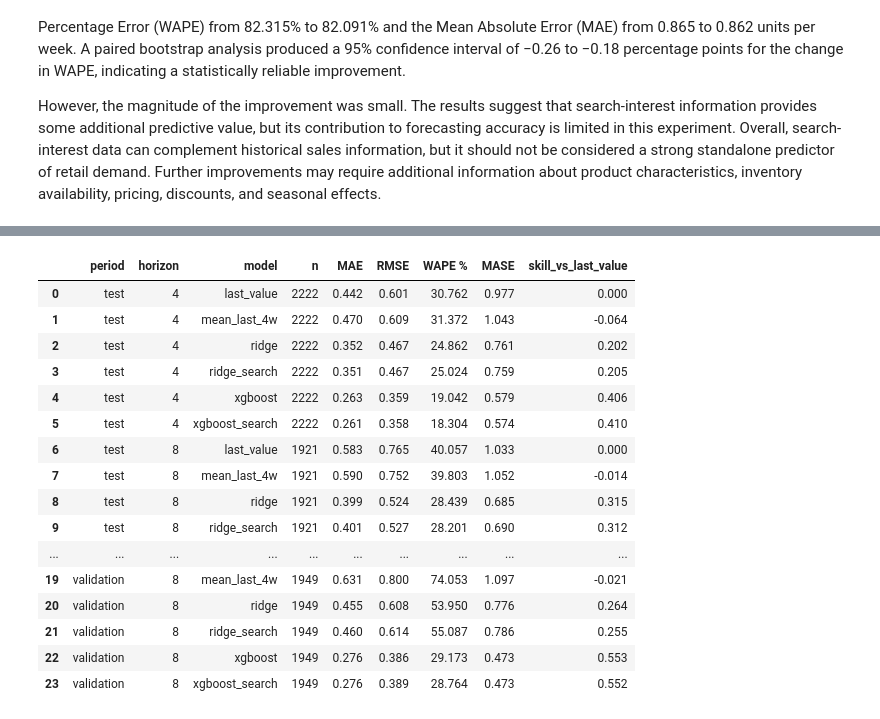
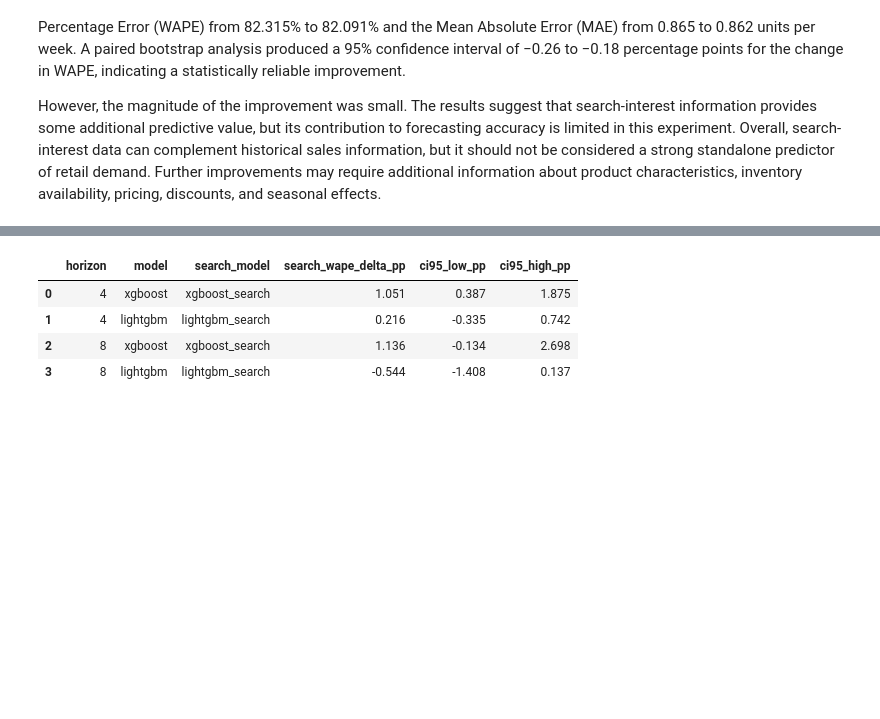
Before and after one commit to samichi-rungta/fashion-trends-forcasting, a Jupyter notebook: visuelle_eda.ipynb, the cells around one changed output, grey strips where cells are left out. Cells and saved outputs as stored; diff of their text form; code cells hidden in the pictures; blank space fills up the shorter version.

```diff
--- a/visuelle_eda.ipynb
+++ b/visuelle_eda.ipynb
@@ -1921,14 +1921,15 @@ from xgboost import XGBRegressor
 
 DATA = "data/visuelle2/"
 # %%
-E_SPLITS = {"train": ["SS17", "AW17", "SS18", "AW18"], "val": ["SS19"], "test": ["AW19"]}
+E_VALIDATION_START = pd.Timestamp("2018-11-26")
+E_VALIDATION_END = pd.Timestamp("2019-08-05")
+E_TEST_START = E_VALIDATION_END + pd.Timedelta(weeks=1)
 E_ATTRS = ["category", "color", "fabric"]
 E_WEEKS = [str(i) for i in range(12)]
 
 e3 = pd.read_csv(DATA + "sales.csv", index_col=0, parse_dates=["release_date"]).reset_index(drop=True)
-e3["split"] = e3["season"].map({s: k for k, seasons in E_SPLITS.items() for s in seasons})
 e3["lid"] = np.arange(len(e3))
-display(e3.groupby(["split", "season"])["release_date"].agg(["min", "max", "count"]))
+display(e3.groupby("season")["release_date"].agg(["min", "max", "count"]))
 
 # `restock` equals the sum of ALL rows of restocks.csv, so it is not added to them. Stock is rebuilt from dated rows only.
 S = e3[E_WEEKS].to_numpy(float)
@@ -1972,13 +1973,18 @@ long = pd.DataFrame({
     "disc": D.ravel(),
     "age": np.tile(np.arange(12), n_list),
     "price": np.repeat(meta["price"].to_numpy(float), 12),
-    "split": np.repeat(e3["split"].to_numpy(), 12),
 })
 long["date"] = pd.DatetimeIndex(np.repeat(e3["release_date"].to_numpy(), 12)) + pd.to_timedelta(7 * long["age"], unit="D")
+long["split"] = np.select(
+    [long["date"] < E_VALIDATION_START, long["date"] <= E_VALIDATION_END],
+    ["train", "val"],
+    default="test",
+)
+assert long.groupby("date")["split"].nunique().max() == 1
 for attr in E_ATTRS:
     long[attr] = np.repeat(e3[attr].to_numpy(), 12)
 
-# Weekly series per category / colour / fabric value, built separately for each split.
+# Aggregate listing-weeks by calendar date after assigning each week to its split.
 frames = []
 for attr in E_ATTRS:
     keys = [attr, "split", "date"]
@@ -1992,6 +1998,7 @@ panel["week"] = panel["date"].dt.isocalendar().week.astype(int)
 panel["month"] = panel["date"].dt.month
 panel["attr_code"] = panel["attr"].astype("category").cat.codes
 panel["term_code"] = (panel["attr"] + ":" + panel["term"]).astype("category").cat.codes
+print(panel.groupby("split")["date"].agg(["min", "max", "count"]).to_dict("index"))
 print(panel.groupby("split").size().to_dict(), "weekly series rows")
 panel.head()
 # %% [output]
@@ -2159,5 +2169,6 @@ Scores (`results/visuelle/scores.csv`): MAE and RMSE in units per listing-week,
 # %%
 import os
+from lightgbm import LGBMRegressor
 from sklearn.impute import SimpleImputer
 from sklearn.linear_model import Ridge
 from sklearn.pipeline import make_pipeline
@@ -2166,15 +2177,15 @@ from sklearn.preprocessing import StandardScaler
 HORIZONS = [4, 8]
 item = panel["attr"] + ":" + panel["term"]
 known_cols = ["n_active", "age", "disc", "price", "week", "month"]  # release schedule and discounts are planned ahead
-series = pd.DataFrame({"item": item, "split": panel["split"], "date": panel["date"], "rate": rate})
+series = pd.DataFrame({"item": item, "date": panel["date"], "rate": rate})
 term_dummies = pd.get_dummies(item, dtype=float)
 out_rows, scale_rows = [], []
 
 
 def shifted(weeks_back):
-    """Series value `weeks_back` weeks before each row's date, for the same item and split."""
+    """Series value `weeks_back` weeks before each row's date for the same item, across split boundaries."""
     sh = series.assign(date=series["date"] + pd.Timedelta(weeks=weeks_back)).rename(columns={"rate": "r"})
-    return series[["item", "split", "date"]].merge(sh, on=["item", "split", "date"], how="left")["r"].to_numpy()
+    return series[["item", "date"]].merge(sh, on=["item", "date"], how="left")["r"].to_numpy()
 
 
 for h in HORIZONS:
@@ -2205,6 +2216,12 @@ for h in HORIZONS:
     for name, X in [("xgboost", X_plain), ("xgboost_search", X_search)]:
         m = XGBRegressor(n_estimators=300, max_depth=4, learning_rate=0.05, subsample=0.8, colsample_bytree=0.8,
                          tree_method="hist", n_jobs=-1, random_state=0)
+        m.fit(X[fit], rate[fit], sample_weight=weight[fit])
+        preds[name] = np.clip(m.predict(X), 0, None)
+
+    for name, X in [("lightgbm", X_plain), ("lightgbm_search", X_search)]:
+        m = LGBMRegressor(n_estimators=300, max_depth=4, num_leaves=15, learning_rate=0.05, subsample=0.8,
+                          subsample_freq=1, colsample_bytree=0.8, n_jobs=-1, random_state=0, verbosity=-1)
         m.fit(X[fit], rate[fit], sample_weight=weight[fit])
         preds[name] = np.clip(m.predict(X), 0, None)
 
@@ -2265,6 +2282,35 @@ score_table = chk.groupby(["period", "horizon", "model"]).apply(score).reset_ind
 base_mae = score_table[score_table["model"] == "last_value"].set_index(["period", "horizon"])["MAE"]
 score_table["skill_vs_last_value"] = 1 - score_table["MAE"] / score_table.set_index(["period", "horizon"]).index.map(base_mae).to_numpy()
 score_table["n"] = score_table["n"].astype(int)
+
+# Paired bootstrap over test weeks: search model minus its no-search counterpart.
+score_table["search_wape_delta_pp"] = np.nan
+score_table["search_ci95_low_pp"] = np.nan
+score_table["search_ci95_high_pp"] = np.nan
+bootstrap_rng = np.random.default_rng(0)
+bootstrap_rows = []
+for h in HORIZONS:
+    for model_name in ["xgboost", "lightgbm"]:
+        searched_name = f"{model_name}_search"
+        weekly = (chk[(chk["period"] == "test") & (chk["horizon"] == h) &
+                      chk["model"].isin([model_name, searched_name])]
+                  .groupby(["date", "model"])[["w_abs", "w_act"]].sum().unstack("model"))
+        dates = weekly.index.to_numpy()
+        draws = bootstrap_rng.integers(0, len(dates), size=(1000, len(dates)))
+        base_error = weekly["w_abs"][model_name].to_numpy()
+        search_error = weekly["w_abs"][searched_name].to_numpy()
+        actual = weekly["w_act"][model_name].to_numpy()
+        delta = 100 * (search_error[draws].sum(axis=1) - base_error[draws].sum(axis=1)) / actual[draws].sum(axis=1)
+        delta_mean = delta.mean()
+        ci_low, ci_high = np.percentile(delta, [2.5, 97.5])
+        bootstrap_rows.append({"horizon": h, "model": model_name, "search_model": searched_name,
+                               "search_wape_delta_pp": delta_mean, "ci95_low_pp": ci_low, "ci95_high_pp": ci_high})
+        row = (score_table["period"].eq("test") & score_table["horizon"].eq(h) & score_table["model"].eq(searched_name))
+        score_table.loc[row, ["search_wape_delta_pp", "search_ci95_low_pp", "search_ci95_high_pp"]] = [delta_mean, ci_low, ci_high]
+
+bootstrap_table = pd.DataFrame(bootstrap_rows)
+print("Paired weekly bootstrap: search minus no-search WAPE (percentage points)")
+display(bootstrap_table.round(3))
 score_table.to_csv("results/visuelle/scores.csv", index=False)
 display(score_table.round(3))
 
@@ -2276,17 +2323,5 @@ Saved 50184 rows to results/visuelle/predictions.csv
-|  | period | horizon | model | n | MAE | RMSE | WAPE % | MASE | skill_vs_last_value |
-| 0 | test | 4 | last_value | 2222 | 0.442 | 0.601 | 30.762 | 0.977 | 0.000 |
-| 1 | test | 4 | mean_last_4w | 2222 | 0.470 | 0.609 | 31.372 | 1.043 | -0.064 |
-| 2 | test | 4 | ridge | 2222 | 0.352 | 0.467 | 24.862 | 0.761 | 0.202 |
-| 3 | test | 4 | ridge_search | 2222 | 0.351 | 0.467 | 25.024 | 0.759 | 0.205 |
-| 4 | test | 4 | xgboost | 2222 | 0.263 | 0.359 | 19.042 | 0.579 | 0.406 |
-| 5 | test | 4 | xgboost_search | 2222 | 0.261 | 0.358 | 18.304 | 0.574 | 0.410 |
-| 6 | test | 8 | last_value | 1921 | 0.583 | 0.765 | 40.057 | 1.033 | 0.000 |
-| 7 | test | 8 | mean_last_4w | 1921 | 0.590 | 0.752 | 39.803 | 1.052 | -0.014 |
-| 8 | test | 8 | ridge | 1921 | 0.399 | 0.524 | 28.439 | 0.685 | 0.315 |
-| 9 | test | 8 | ridge_search | 1921 | 0.401 | 0.527 | 28.201 | 0.690 | 0.312 |
-| ... | ... | ... | ... | ... | ... | ... | ... | ... | ... |
-| 19 | validation | 8 | mean_last_4w | 1949 | 0.631 | 0.800 | 74.053 | 1.097 | -0.021 |
-| 20 | validation | 8 | ridge | 1949 | 0.455 | 0.608 | 53.950 | 0.776 | 0.264 |
-| 21 | validation | 8 | ridge_search | 1949 | 0.460 | 0.614 | 55.087 | 0.786 | 0.255 |
-| 22 | validation | 8 | xgboost | 1949 | 0.276 | 0.386 | 29.173 | 0.473 | 0.553 |
-| 23 | validation | 8 | xgboost_search | 1949 | 0.276 | 0.389 | 28.764 | 0.473 | 0.552 |
+|  | horizon | model | search_model | search_wape_delta_pp | ci95_low_pp | ci95_high_pp |
+| 0 | 4 | xgboost | xgboost_search | 1.051 | 0.387 | 1.875 |
+| 1 | 4 | lightgbm | lightgbm_search | 0.216 | -0.335 | 0.742 |
+| 2 | 8 | xgboost | xgboost_search | 1.136 | -0.134 | 2.698 |
+| 3 | 8 | lightgbm | lightgbm_search | -0.544 | -1.408 | 0.137 |
```
Also changed, not shown: parts of 7 cells of this notebook, 9 other files.
